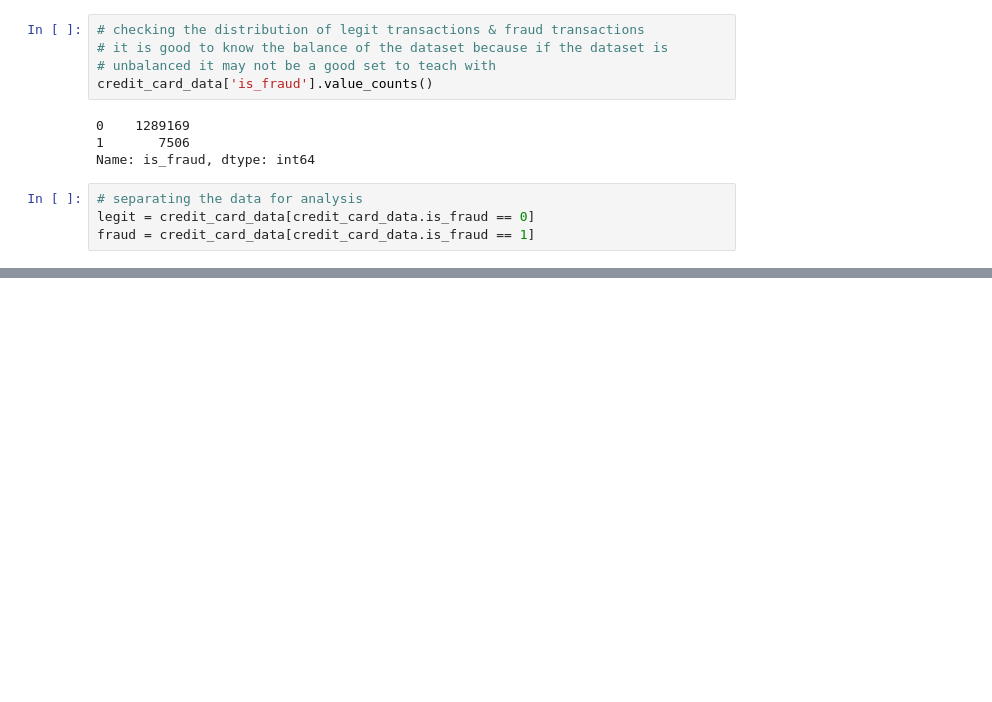
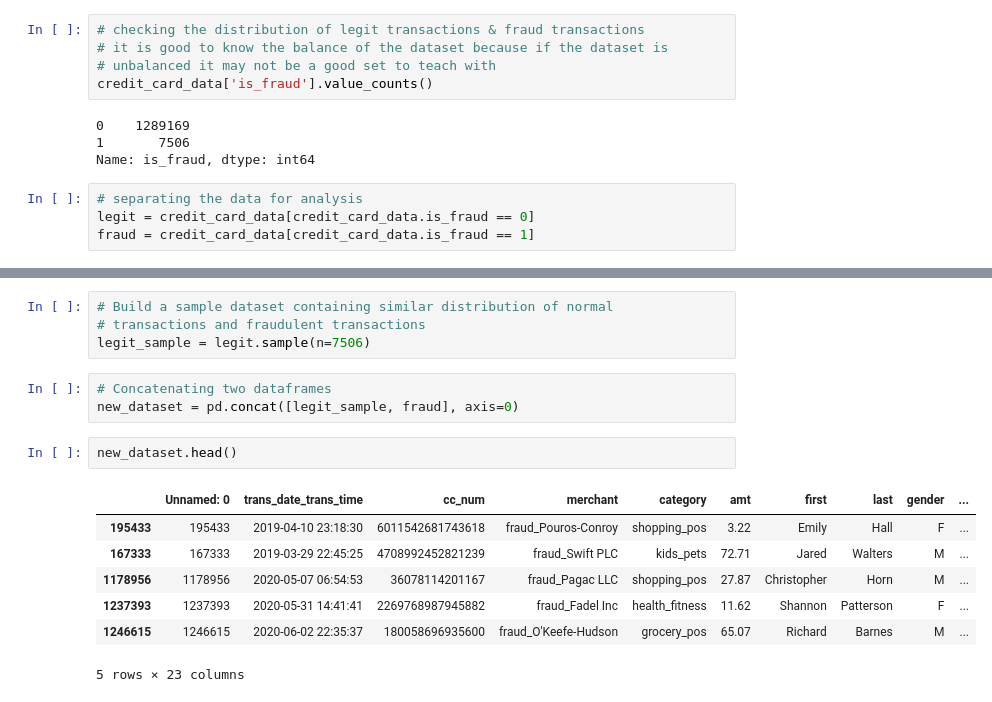
Before and after one commit to RioCasanova/CreditCardFraudProject, a Jupyter notebook: CreditCardFraudDetection.ipynb, the cells around one changed output, grey strips where cells are left out. Saved outputs shown, nothing was run; the diff lists cells and outputs as text; blank space fills up the shorter version.

```diff
--- a/CreditCardFraudDetection.ipynb
+++ b/CreditCardFraudDetection.ipynb
@@ -123,0 +124,17 @@ credit_card_data.groupby('is_fraud').mean()
+# %%
+# Build a sample dataset containing similar distribution of normal
+# transactions and fraudulent transactions
+legit_sample = legit.sample(n=7506)
+# %%
+# Concatenating two dataframes
+new_dataset = pd.concat([legit_sample, fraud], axis=0)
+# %%
+new_dataset.head()
+# %% [output]
+|  | Unnamed: 0 | trans_date_trans_time | cc_num | merchant | category | amt | first | last | gender | ... |
+| 195433 | 195433 | 2019-04-10 23:18:30 | 6011542681743618 | fraud_Pouros-Conroy | shopping_pos | 3.22 | Emily | Hall | F | ... |
+| 167333 | 167333 | 2019-03-29 22:45:25 | 4708992452821239 | fraud_Swift PLC | kids_pets | 72.71 | Jared | Walters | M | ... |
+| 1178956 | 1178956 | 2020-05-07 06:54:53 | 36078114201167 | fraud_Pagac LLC | shopping_pos | 27.87 | Christopher | Horn | M | ... |
+| 1237393 | 1237393 | 2020-05-31 14:41:41 | 2269768987945882 | fraud_Fadel Inc | health_fitness | 11.62 | Shannon | Patterson | F | ... |
+| 1246615 | 1246615 | 2020-06-02 22:35:37 | 180058696935600 | fraud_O'Keefe-Hudson | grocery_pos | 65.07 | Richard | Barnes | M | ... |
+5 rows × 23 columns
```
Also changed, not shown: parts of 20 cells of this notebook.
